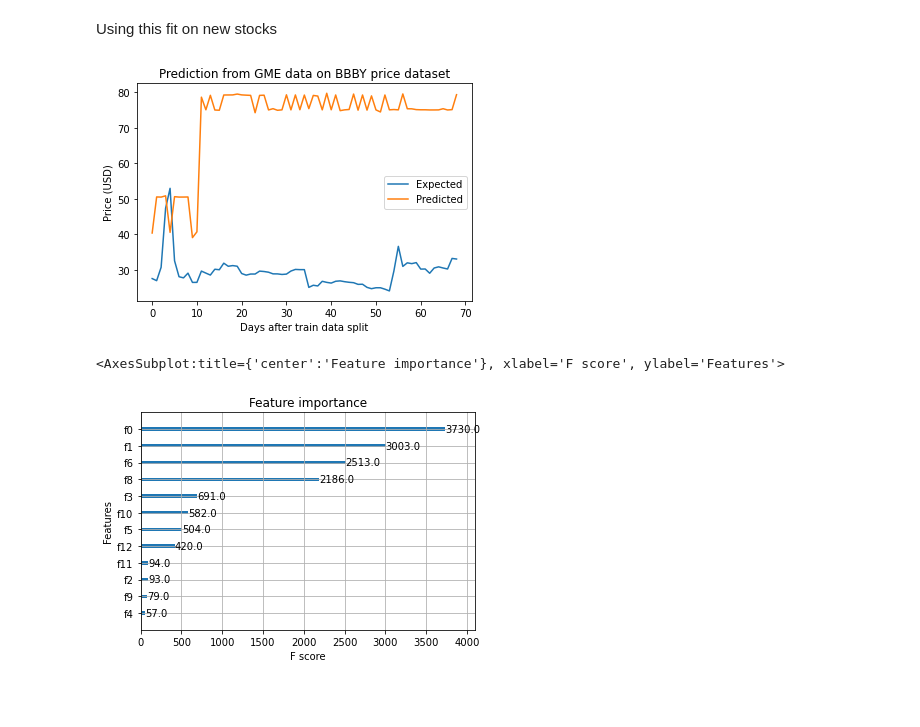
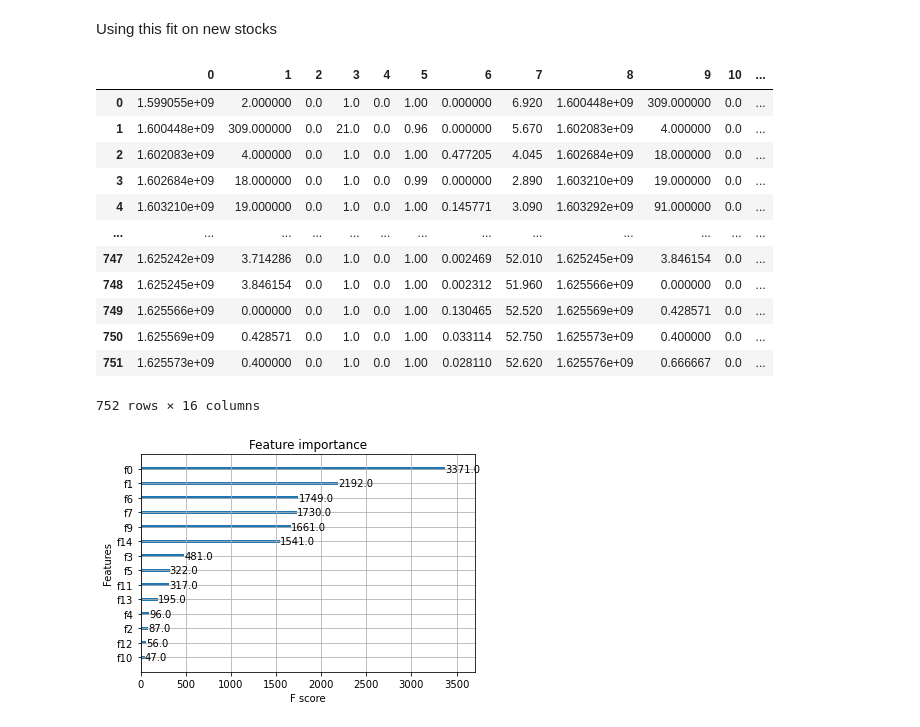
Before and after one commit to SaberQ19/socioPhysics_DiamondHands, a Jupyter notebook: xgBoost.ipynb, the cells around one changed output. Drawn from its saved outputs; the diff is of its cells as text; code cells hidden in the pictures; blank space fills up the shorter version.

```diff
--- a/xgBoost.ipynb
+++ b/xgBoost.ipynb
@@ -208,0 +305,8 @@ data fetched. Accessible as <this-object>.df
+# %%
+import matplotlib.pyplot as plt
+
+import pandas as pd
+df = pd.DataFrame(excel_data)
+
+plt.hist(df[[1]].tail(-1), bins = 11)
+df[[1]].tail(-1).hist()
@@ -306,10 +398,9 @@ def walk_forward_validation(data, n_test):
 	return error, test[:, -1], predictions
 
 # transform the time series data into supervised learning
-for stock in stockname:
-data = series_to_supervised(combined_df, n_in=1)
+
+data = series_to_supervised(combined_df_all_stocks['GME_post'], n_in=1)
 # evaluate
-mae, y, yhat = walk_forward_validation(data, 1)
+mae, y, yhat = walk_forward_validation(data, 300)
 print('MAE: %.3f' % mae)
-combined_df
 # %% [output]
@@ -331,37 +435,22 @@ pyplot.show()
 # %% [markdown]
 Using this fit on new stocks
-# %%
-#Test on new data
-
-stocktest = 'BBBY'
-combined_dftest = daily_mean_Posts.join(prices[stocktest]).reset_index()
-combined_dftest.rename(columns={'index': 'created_utc'}, inplace=True)
-
-#Convert time to float
-combined_dftest['created_utc'] = combined_dftest['created_utc'].apply(lambda x: x.timestamp())
-
-
-
-data = series_to_supervised(combined_dftest, n_in=1)
-data = asarray(data)
-# split into input and output columns
-testX, testy = data[:, :-1], data[:, -1]
-newpredy = model.predict(testX)
-
-# plot expected vs preducted
-pyplot.plot(testy, label='Expected')
-pyplot.plot(newpredy, label='Predicted')
-pyplot.legend()
-pyplot.title('Prediction from GME data on BBBY price dataset')
-pyplot.xlabel('Days after train data split')
-pyplot.ylabel('Price (USD)')
-pyplot.show()
-# %% [output]
-[figure, removed]
 # %%
 import xgboost as xgb
 
 xgb.plot_importance(model)
+pd.DataFrame(data['AMC_post'])
 # %% [output]
+|  | 0 | 1 | 2 | 3 | 4 | 5 | 6 | 7 | 8 | 9 | 10 | ... |
+| 0 | 1.599055e+09 | 2.000000 | 0.0 | 1.0 | 0.0 | 1.00 | 0.000000 | 6.920 | 1.600448e+09 | 309.000000 | 0.0 | ... |
+| 1 | 1.600448e+09 | 309.000000 | 0.0 | 21.0 | 0.0 | 0.96 | 0.000000 | 5.670 | 1.602083e+09 | 4.000000 | 0.0 | ... |
+| 2 | 1.602083e+09 | 4.000000 | 0.0 | 1.0 | 0.0 | 1.00 | 0.477205 | 4.045 | 1.602684e+09 | 18.000000 | 0.0 | ... |
+| 3 | 1.602684e+09 | 18.000000 | 0.0 | 1.0 | 0.0 | 0.99 | 0.000000 | 2.890 | 1.603210e+09 | 19.000000 | 0.0 | ... |
+| 4 | 1.603210e+09 | 19.000000 | 0.0 | 1.0 | 0.0 | 1.00 | 0.145771 | 3.090 | 1.603292e+09 | 91.000000 | 0.0 | ... |
+| ... | ... | ... | ... | ... | ... | ... | ... | ... | ... | ... | ... | ... |
+| 747 | 1.625242e+09 | 3.714286 | 0.0 | 1.0 | 0.0 | 1.00 | 0.002469 | 52.010 | 1.625245e+09 | 3.846154 | 0.0 | ... |
+| 748 | 1.625245e+09 | 3.846154 | 0.0 | 1.0 | 0.0 | 1.00 | 0.002312 | 51.960 | 1.625566e+09 | 0.000000 | 0.0 | ... |
+| 749 | 1.625566e+09 | 0.000000 | 0.0 | 1.0 | 0.0 | 1.00 | 0.130465 | 52.520 | 1.625569e+09 | 0.428571 | 0.0 | ... |
+| 750 | 1.625569e+09 | 0.428571 | 0.0 | 1.0 | 0.0 | 1.00 | 0.033114 | 52.750 | 1.625573e+09 | 0.400000 | 0.0 | ... |
+| 751 | 1.625573e+09 | 0.400000 | 0.0 | 1.0 | 0.0 | 1.00 | 0.028110 | 52.620 | 1.625576e+09 | 0.666667 | 0.0 | ... |
-<AxesSubplot:title={'center':'Feature importance'}, xlabel='F score', ylabel='Features'>
+752 rows × 16 columns
-[figure, old version]
+[figure, new version]
```
Also changed, not shown: parts of 23 cells of this notebook, 1 other file.
